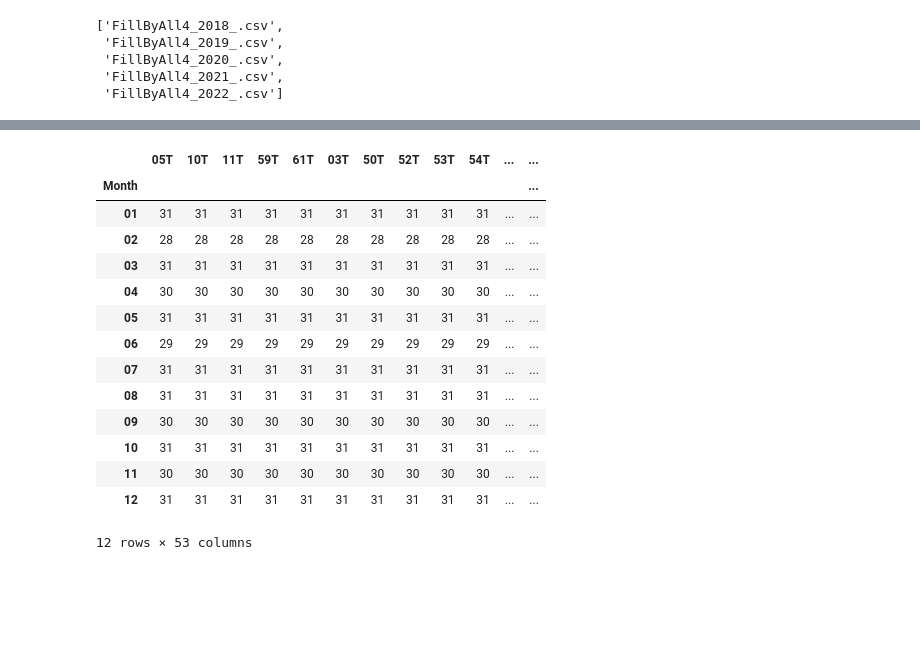
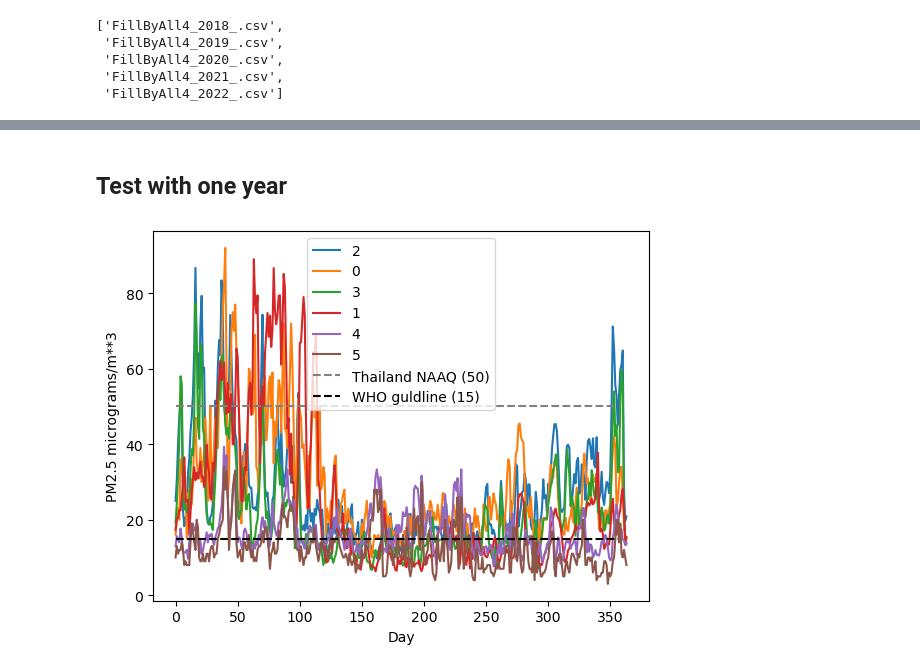
Before and after one commit to men31/DataMining_PM2_5, a Jupyter notebook: PM25_Coding/Data_Visualization/PM_Visualization.ipynb, the cells around one changed output, grey strips where cells are left out. Drawn from its saved outputs; the diff is of its cells as text; code cells hidden in the pictures; blank space fills up the shorter version.

Commit message:
Visualize trend of data

```diff
--- a/PM25_Coding/Data_Visualization/PM_Visualization.ipynb
+++ b/PM25_Coding/Data_Visualization/PM_Visualization.ipynb
@@ -15,5 +17,4 @@ data_name_lst
  'FillByAll4_2021_.csv',
  'FillByAll4_2022_.csv']
 # %%
-data_dict = {i.split('_')[1]: pd.read_csv(os.path.join(data_path, i)) for i in data_name_lst}
-data_dict
+PM_data = {i.split('_')[1]: pd.read_csv(os.path.join(data_path, i)) for i in data_name_lst}
@@ -99,18 +21,10 @@ a = data_dict_month['2018']
-# %%
-a.groupby(['Month']).count()
-# %% [output]
-|  | 05T | 10T | 11T | 59T | 61T | 03T | 50T | 52T | 53T | 54T | ... | ... |
-| Month |  |  |  |  |  |  |  |  |  |  |  | ... |
-| 01 | 31 | 31 | 31 | 31 | 31 | 31 | 31 | 31 | 31 | 31 | ... | ... |
-| 02 | 28 | 28 | 28 | 28 | 28 | 28 | 28 | 28 | 28 | 28 | ... | ... |
-| 03 | 31 | 31 | 31 | 31 | 31 | 31 | 31 | 31 | 31 | 31 | ... | ... |
-| 04 | 30 | 30 | 30 | 30 | 30 | 30 | 30 | 30 | 30 | 30 | ... | ... |
-| 05 | 31 | 31 | 31 | 31 | 31 | 31 | 31 | 31 | 31 | 31 | ... | ... |
-| 06 | 29 | 29 | 29 | 29 | 29 | 29 | 29 | 29 | 29 | 29 | ... | ... |
-| 07 | 31 | 31 | 31 | 31 | 31 | 31 | 31 | 31 | 31 | 31 | ... | ... |
-| 08 | 31 | 31 | 31 | 31 | 31 | 31 | 31 | 31 | 31 | 31 | ... | ... |
-| 09 | 30 | 30 | 30 | 30 | 30 | 30 | 30 | 30 | 30 | 30 | ... | ... |
-| 10 | 31 | 31 | 31 | 31 | 31 | 31 | 31 | 31 | 31 | 31 | ... | ... |
-| 11 | 30 | 30 | 30 | 30 | 30 | 30 | 30 | 30 | 30 | 30 | ... | ... |
-| 12 | 31 | 31 | 31 | 31 | 31 | 31 | 31 | 31 | 31 | 31 | ... | ... |
-12 rows × 53 columns
+# %% [markdown]
+## Test with one year
+# %%
+label_path = './check_station_per_provide.csv'
+label_df = meteorology_labeling(label_path)
+label_dict = match_label_station(PM_data['2018'], label_df)
+# %%
+plot_PM_mean_curve(label_dict)
+# %% [output]
+[figure, added]
```
Also changed, not shown: parts of 30 cells of this notebook, 14 other files.
